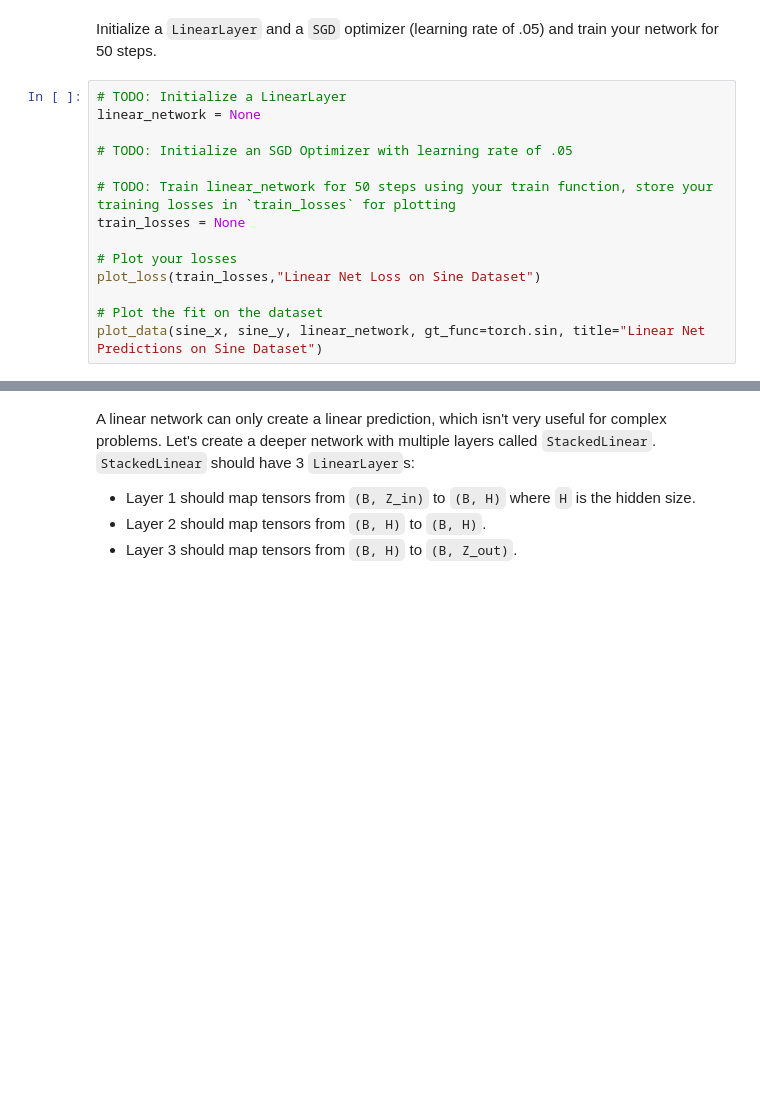
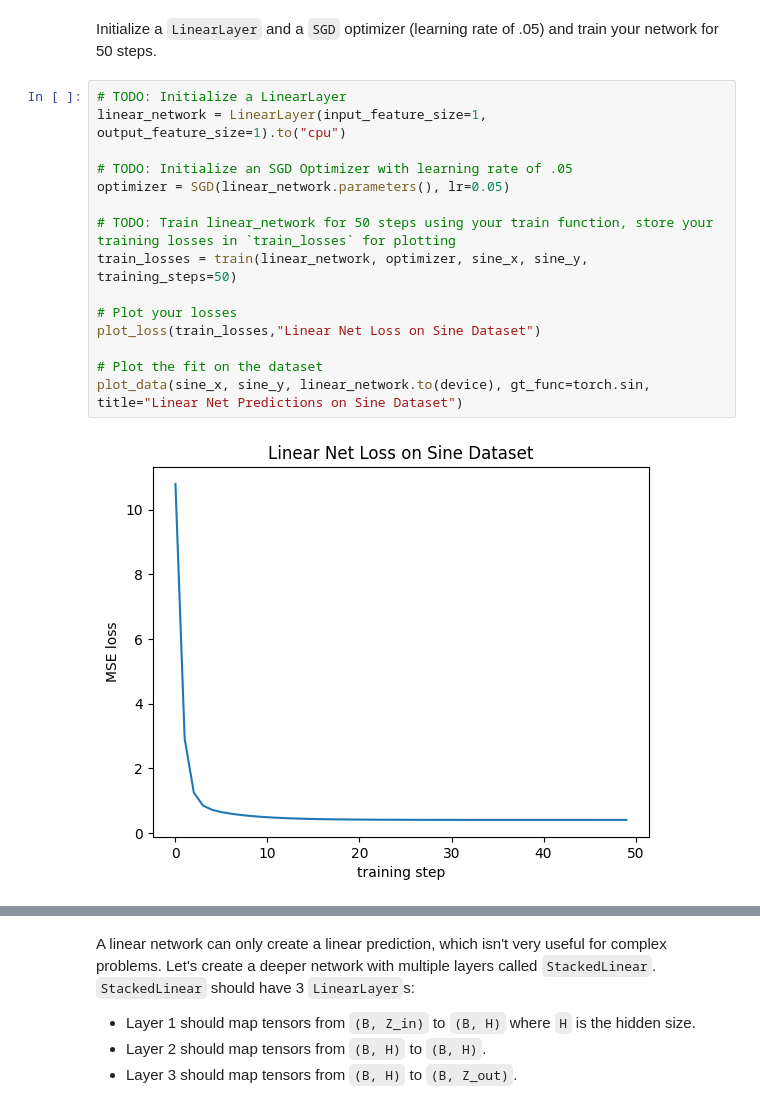
Before and after one commit to dpreese/static, a Jupyter notebook: lab2_modules_training.ipynb, the cells around one changed output, grey strips where cells are left out. Saved outputs shown, nothing was run; the diff lists cells and outputs as text; blank space fills up the shorter version.

```diff
--- a/lab2_modules_training.ipynb
+++ b/lab2_modules_training.ipynb
@@ -396,15 +459,18 @@ plot_data(sine_x, sine_y, title="Sine wave dataset")
 Initialize a `LinearLayer` and a `SGD` optimizer (learning rate of .05) and train your network for 50 steps.
 # %%
 # TODO: Initialize a LinearLayer
-linear_network = None
+linear_network = LinearLayer(input_feature_size=1, output_feature_size=1).to("cpu")
 
 # TODO: Initialize an SGD Optimizer with learning rate of .05
+optimizer = SGD(linear_network.parameters(), lr=0.05)
 
 # TODO: Train linear_network for 50 steps using your train function, store your training losses in `train_losses` for plotting
-train_losses = None
+train_losses = train(linear_network, optimizer, sine_x, sine_y, training_steps=50)
 
 # Plot your losses
 plot_loss(train_losses,"Linear Net Loss on Sine Dataset")
 
 # Plot the fit on the dataset
-plot_data(sine_x, sine_y, linear_network, gt_func=torch.sin, title="Linear Net Predictions on Sine Dataset")
+plot_data(sine_x, sine_y, linear_network.to(device), gt_func=torch.sin, title="Linear Net Predictions on Sine Dataset")
+# %% [output]
+[figure, added]
```
Also changed, not shown: parts of 28 cells of this notebook.
